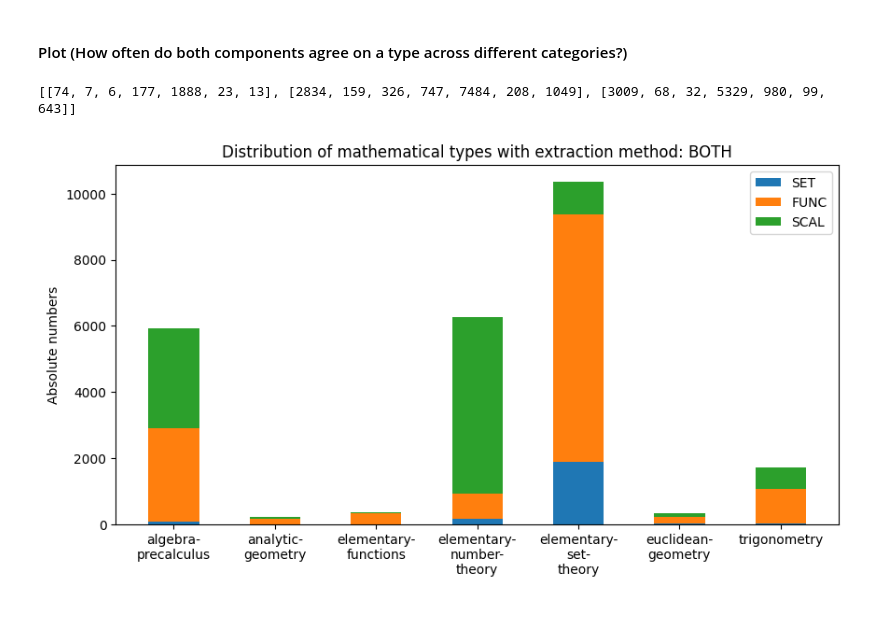
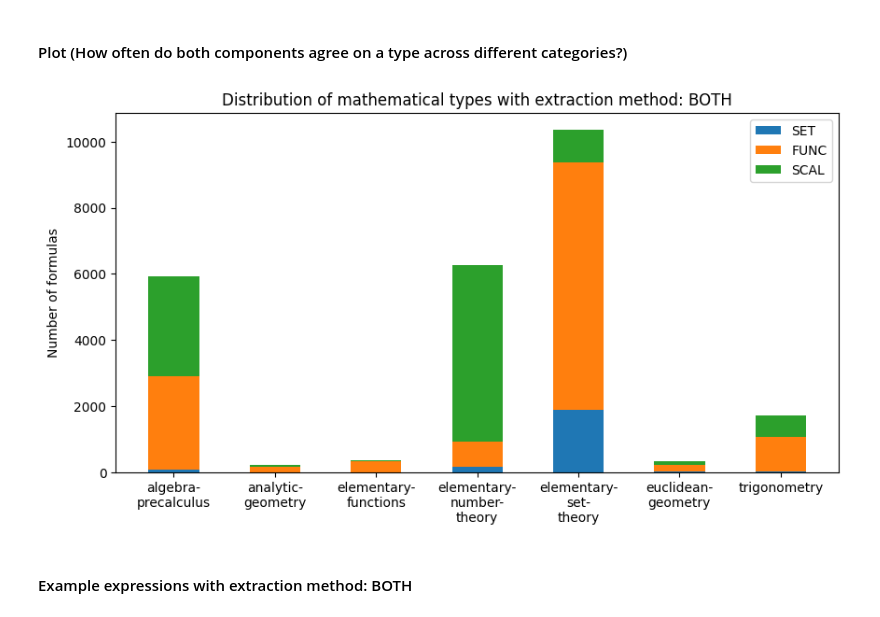
Before and after one commit to padieul/sem_math_repo, a Jupyter notebook: overview.ipynb, the cells around one changed output. Drawn from its saved outputs; the diff is of its cells as text; code cells hidden in the pictures.

```diff
--- a/overview.ipynb
+++ b/overview.ipynb
@@ -185,22 +125,15 @@ context:  [0, 0, 0, 0, 0, 0, 0]
 It is important to note, that cases in which types were determined by **both** components (Formula AND Context) have a very high chance of being correct. For this reason, it makes sense to investigate such cases further.
 # %% [markdown]
 #### Loading data for types extraction analysis
-# %%
-vals_list = []
-for t_label in m_type_labels:
-    t_all_counts_list = []
-    for coll in sel_coll_names:
-        type_count_dict = data.apply_once(coll, funcs.count_m_type_occurences_once, {"m_type": t_label})
-        type_count_total = type_count_dict["TypeBothCount"]
-        t_all_counts_list.append(type_count_total)
-    vals_list.append(t_all_counts_list)
-
-m_type_labels  = ["SET", "FUNC", "SCAL"]
-title_str = "Distribution of mathematical types with extraction method: BOTH"
+# %%
+m_type_labels  = ["SET", "FUNC", "SCAL"]
+vals_list = overview_funcs.get_determining_f_counts_both(data, m_type_labels, sel_coll_names)
 # %% [markdown]
 #### Plot (How often do both components agree on a type across different categories?)
-# %%
-plot_types(sel_coll_labels, vals_list, m_type_labels, title_str)
-# %% [output]
-[[74, 7, 6, 177, 1888, 23, 13], [2834, 159, 326, 747, 7484, 208, 1049], [3009, 68, 32, 5329, 980, 99, 643]]
-[figure, removed]
+# %%
+overview_funcs.plot_types(sel_coll_labels, vals_list, m_type_labels, \
+                          "Distribution of mathematical types with extraction method: BOTH")
+# %% [output]
+[figure, added]
+# %% [markdown]
+#### Example expressions with extraction method: BOTH
```
Also changed, not shown: parts of 15 cells of this notebook, 2 other files.
